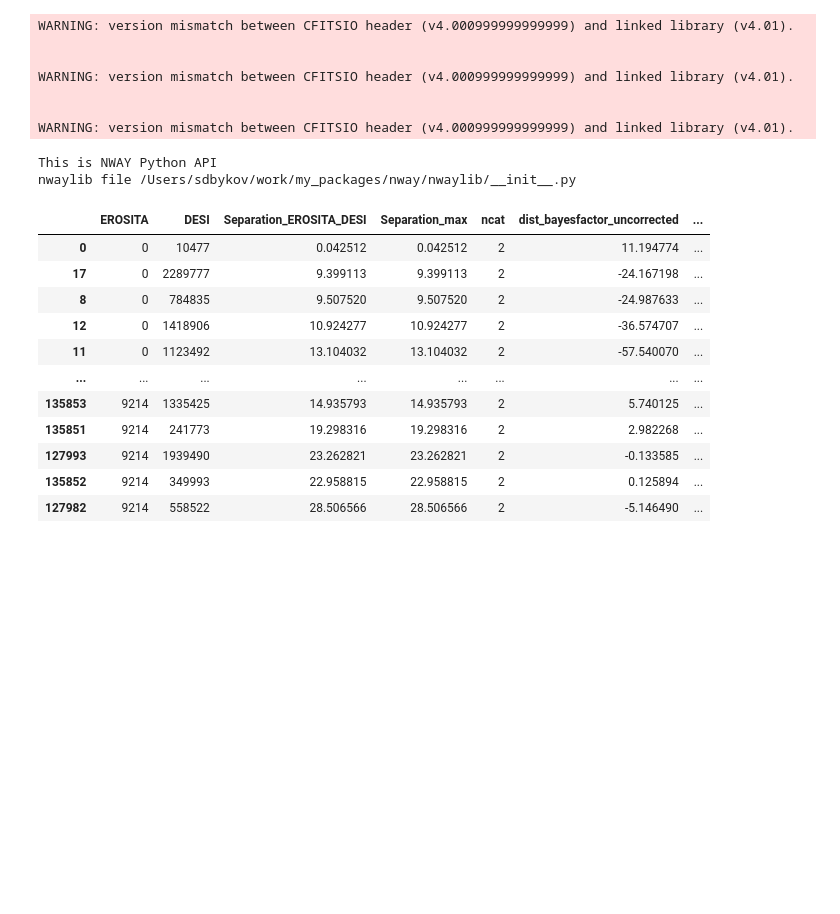
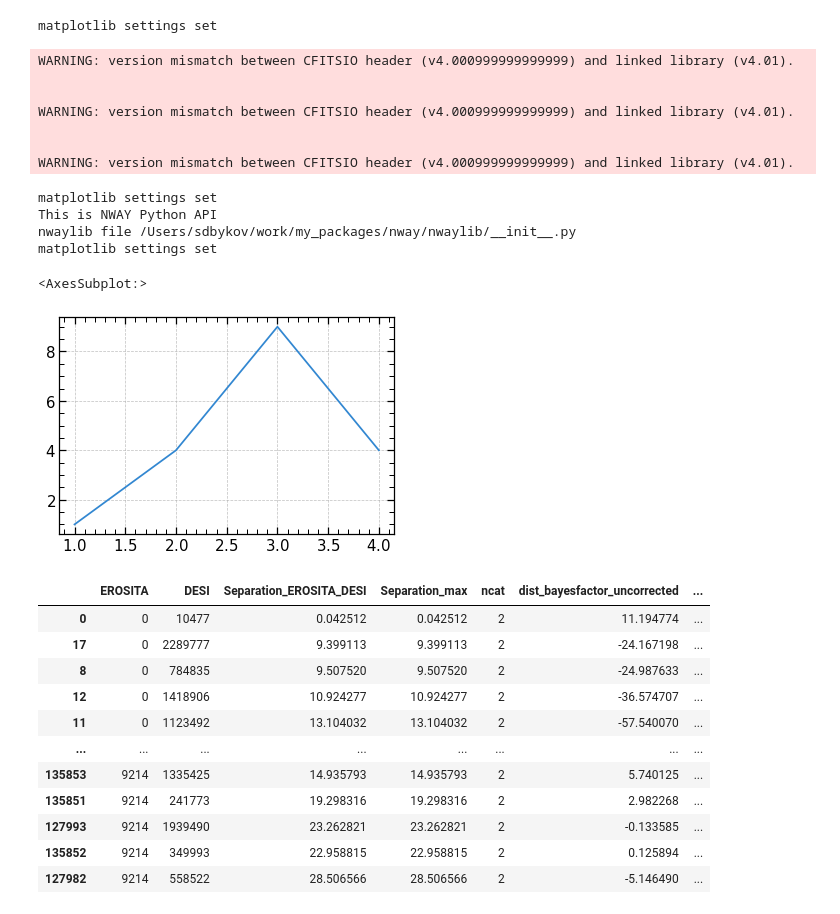
Before and after one commit to SergeiDBykov/lockman_hole, a Jupyter notebook: 2_desi-crossmatch/3_results-analyse.ipynb, the cells around one changed output. Cells and saved outputs as stored; diff of their text form; code cells hidden in the pictures; blank space fills up the shorter version.

```diff
--- a/2_desi-crossmatch/3_results-analyse.ipynb
+++ b/2_desi-crossmatch/3_results-analyse.ipynb
@@ -9,17 +9,26 @@ import pandas as pd
 import numpy as np
 import seaborn as sns
 import nway_python_api as nway
+set_mpl()
 %matplotlib inline
 # %% [output]
-WARNING: version mismatch between CFITSIO header (v4.000999999999999) and linked library (v4.01).
-
-
-WARNING: version mismatch between CFITSIO header (v4.000999999999999) and linked library (v4.01).
-
-
-WARNING: version mismatch between CFITSIO header (v4.000999999999999) and linked library (v4.01).
+matplotlib settings set
-This is NWAY Python API
-nwaylib file /Users/sdbykov/work/my_packages/nway/nwaylib/__init__.py
+WARNING: version mismatch between CFITSIO header (v4.000999999999999) and linked library (v4.01).
+
+
+WARNING: version mismatch between CFITSIO header (v4.000999999999999) and linked library (v4.01).
+
+
+WARNING: version mismatch between CFITSIO header (v4.000999999999999) and linked library (v4.01).
+matplotlib settings set
+This is NWAY Python API
+nwaylib file /Users/sdbykov/work/my_packages/nway/nwaylib/__init__.py
+matplotlib settings set
+# %%
+sns.lineplot(x = [1,2,3,4], y = [1,2**2,3**2,4**1])
+# %% [output]
+<AxesSubplot:>
+[figure, added]
 # %%
 desi_pandas_ph =  pd.read_pickle(data_path+'desi_lh.gz_pkl', compression = 'gzip')
 desi_pandas_ph.columns = ['desi_'+x for x in desi_pandas_ph.columns]
```
Also changed, not shown: 4 other files.
